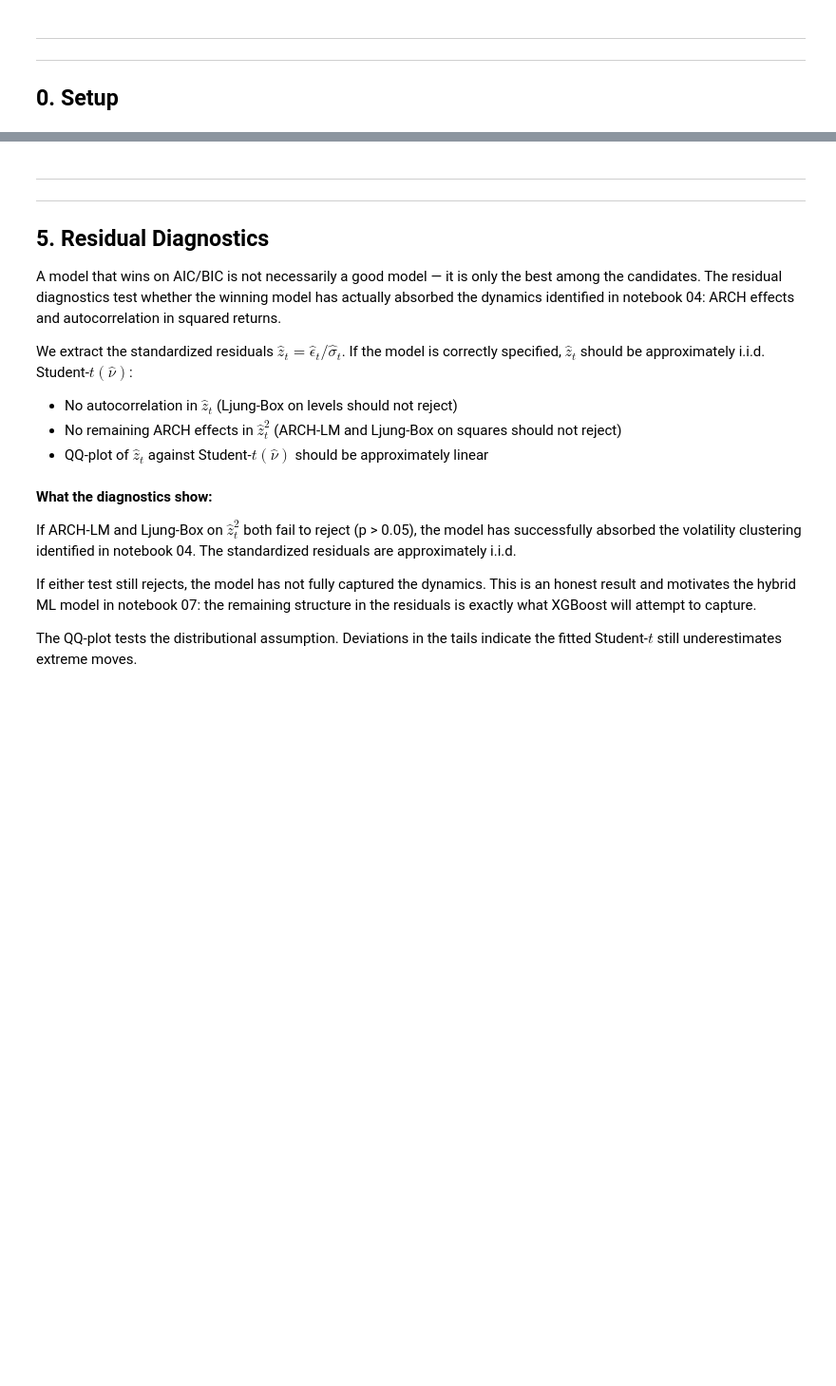
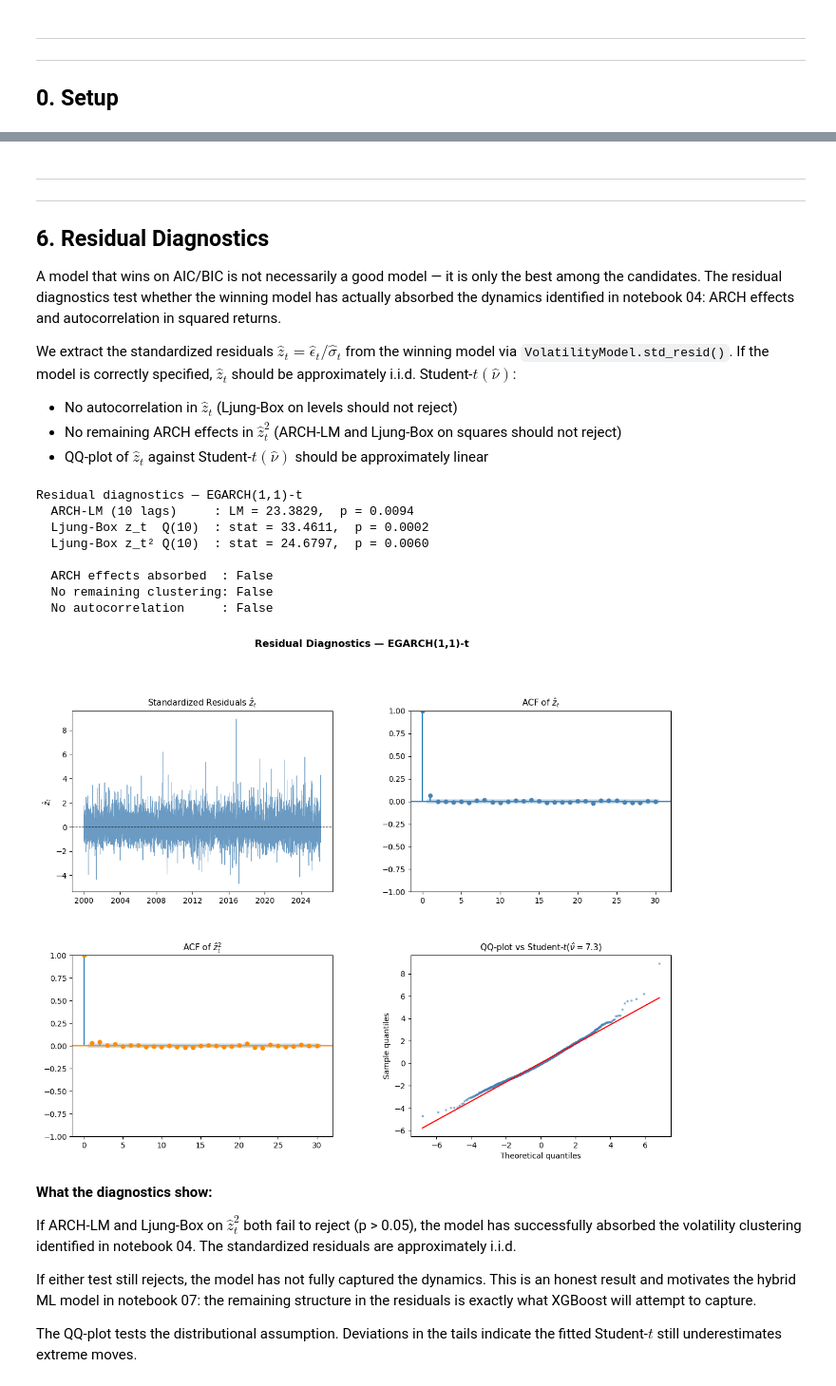
Before and after one commit to alex-rosas/regime-aware-volatility-forecasting, a Jupyter notebook: notebooks/05_garch_model.ipynb, the cells around one changed output, grey strips where cells are left out. Shown at 95% size. Drawn from its saved outputs; the diff is of its cells as text; code cells hidden in the pictures; blank space fills up the shorter version.

```diff
--- a/notebooks/05_garch_model.ipynb
+++ b/notebooks/05_garch_model.ipynb
@@ -150,0 +177,5 @@ BIC: 11326.421721
+# %%
+garch = VolatilityModel('GARCH')
+garch.fit(returns)
+
+garch.to_frame()
@@ -219,0 +228,5 @@ print(f'  BIC: {bic_egarch:.4f}')
+# %%
+egarch = VolatilityModel('EGARCH')
+egarch.fit(returns)
+
+egarch.to_frame()
@@ -291,34 +306,30 @@ Key parameter interpretations:
 # %% [markdown]
 ---
 ---
-## 5. Residual Diagnostics
+## 6. Residual Diagnostics
 
 A model that wins on AIC/BIC is not necessarily a good model — it is only
 the best among the candidates. The residual diagnostics test whether the
 winning model has actually absorbed the dynamics identified in notebook 04:
 ARCH effects and autocorrelation in squared returns.
 
-We extract the standardized residuals $\hat{z}_t = \hat{\epsilon}_t / \hat{\sigma}_t$.
-If the model is correctly specified, $\hat{z}_t$ should be approximately
-i.i.d. Student-$t(\hat{\nu})$:
+We extract the standardized residuals $\hat{z}_t = \hat{\epsilon}_t / \hat{\sigma}_t$
+from the winning model via `VolatilityModel.std_resid()`. If the model is
+correctly specified, $\hat{z}_t$ should be approximately i.i.d.
+Student-$t(\hat{\nu})$:
 
 - No autocorrelation in $\hat{z}_t$ (Ljung-Box on levels should not reject)
-- No remaining ARCH effects in $\hat{z}_t^2$ (ARCH-LM and Ljung-Box on squares
-  should not reject)
+- No remaining ARCH effects in $\hat{z}_t^2$ (ARCH-LM and Ljung-Box on
+  squares should not reject)
 - QQ-plot of $\hat{z}_t$ against Student-$t(\hat{\nu})$ should be approximately linear
 # %%
-from statsmodels.graphics.tsaplots import plot_acf
-
-# use BIC winner
-winning_result = egarch_result if 'EGARCH' in winner_name else garch_result
-winning_nu     = nu_egarch     if 'EGARCH' in winner_name else nu_garch
-
-std_resid = winning_result.std_resid.dropna()
+std_resid  = winner_model.std_resid()
+winning_nu = winner_model.summary()['nu']
 
 # ── formal tests ──────────────────────────────────────────────────────────────
 lm_stat, lm_p, _, _ = het_arch(std_resid, nlags=10)
+lb_z  = acorr_ljungbox(std_resid,    lags=10, return_df=True)
 lb_z2 = acorr_ljungbox(std_resid**2, lags=10, return_df=True)
-lb_z  = acorr_ljungbox(std_resid,    lags=10, return_df=True)
 
 print(f'Residual diagnostics — {winner_name}')
 print(f'  ARCH-LM (10 lags)     : LM = {lm_stat:.4f},  p = {lm_p:.4f}')
@@ -330,41 +341,46 @@ print(f'  No remaining clustering: {lb_z2["lb_pvalue"].iloc[-1] > 0.05}')
 print(f'  No autocorrelation     : {lb_z["lb_pvalue"].iloc[-1] > 0.05}')
 
 # ── four-panel diagnostic plot ─────────────────────────────────────────────────
 fig = plt.figure(figsize=(14, 10))
 gs  = gridspec.GridSpec(2, 2, figure=fig, hspace=0.35, wspace=0.3)
-
-ax1 = fig.add_subplot(gs[0, 0])
-ax2 = fig.add_subplot(gs[0, 1])
-ax3 = fig.add_subplot(gs[1, 0])
-ax4 = fig.add_subplot(gs[1, 1])
+ax1, ax2 = fig.add_subplot(gs[0, 0]), fig.add_subplot(gs[0, 1])
+ax3, ax4 = fig.add_subplot(gs[1, 0]), fig.add_subplot(gs[1, 1])
 
 # panel 1 — time series
 ax1.plot(std_resid.index, std_resid.values, lw=0.6, color='steelblue', alpha=0.8)
 ax1.axhline(0, color='black', lw=0.8, ls='--')
 ax1.set_title('Standardized Residuals $\\hat{z}_t$', fontsize=11)
 ax1.set_ylabel('$\\hat{z}_t$')
 
 # panel 2 — ACF of residuals
 plot_acf(std_resid, lags=30, alpha=0.05, ax=ax2, color='steelblue')
 ax2.set_title('ACF of $\\hat{z}_t$', fontsize=11)
-ax2.set_xlabel('Lag')
 
 # panel 3 — ACF of residuals squared
 plot_acf(std_resid**2, lags=30, alpha=0.05, ax=ax3, color='darkorange')
 ax3.set_title('ACF of $\\hat{z}_t^2$', fontsize=11)
-ax3.set_xlabel('Lag')
 
 # panel 4 — QQ-plot vs Student-t
-(osm, osr), (slope, intercept, r_val) = probplot(std_resid, dist=student_t, sparams=(winning_nu,))
+(osm, osr), (slope, intercept, _) = probplot(std_resid, dist=student_t, sparams=(winning_nu,))
 ax4.scatter(osm, osr, s=4, color='steelblue', alpha=0.5)
 ax4.plot(osm, slope * np.array(osm) + intercept, color='red', lw=1.5)
 ax4.set_title(f'QQ-plot vs Student-$t$($\\hat{{\\nu}}={winning_nu:.1f}$)', fontsize=11)
 ax4.set_xlabel('Theoretical quantiles')
 ax4.set_ylabel('Sample quantiles')
 
 fig.suptitle(f'Residual Diagnostics — {winner_name}', fontsize=13, fontweight='bold', y=1.01)
 plt.tight_layout()
 plt.show()
+# %% [output]
+Residual diagnostics — EGARCH(1,1)-t
+  ARCH-LM (10 lags)     : LM = 23.3829,  p = 0.0094
+  Ljung-Box z_t  Q(10)  : stat = 33.4611,  p = 0.0002
+  Ljung-Box z_t² Q(10)  : stat = 24.6797,  p = 0.0060
+
+  ARCH effects absorbed  : False
+  No remaining clustering: False
+  No autocorrelation     : False
+[figure, added]
 # %% [markdown]
 **What the diagnostics show:**
 
```
Also changed, not shown: parts of 19 cells of this notebook, 53 other files.
